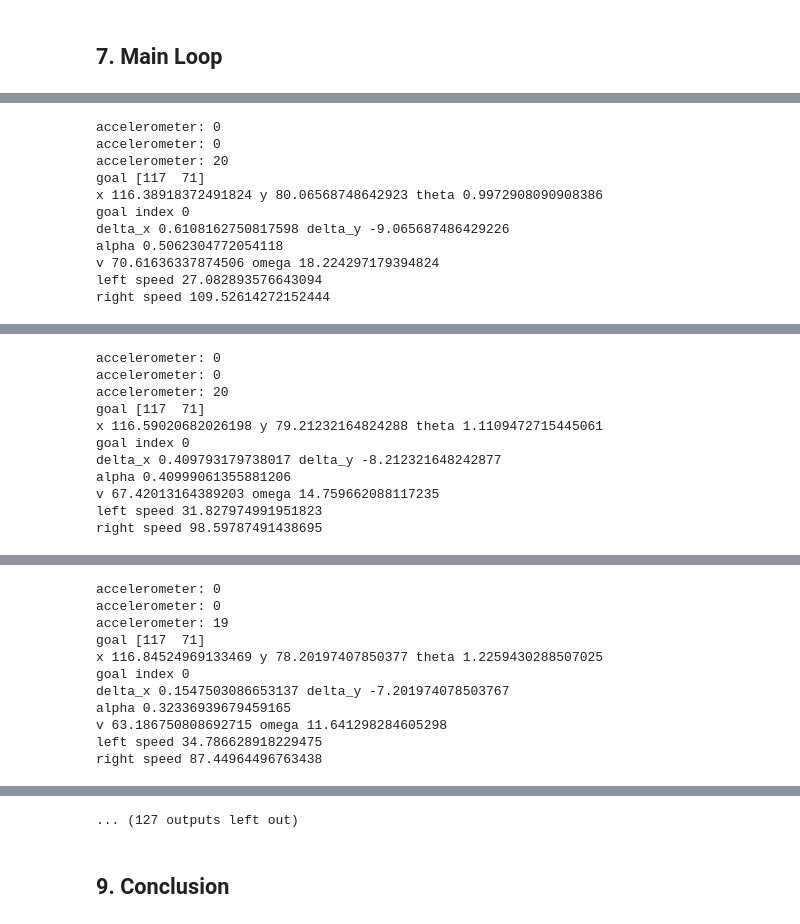
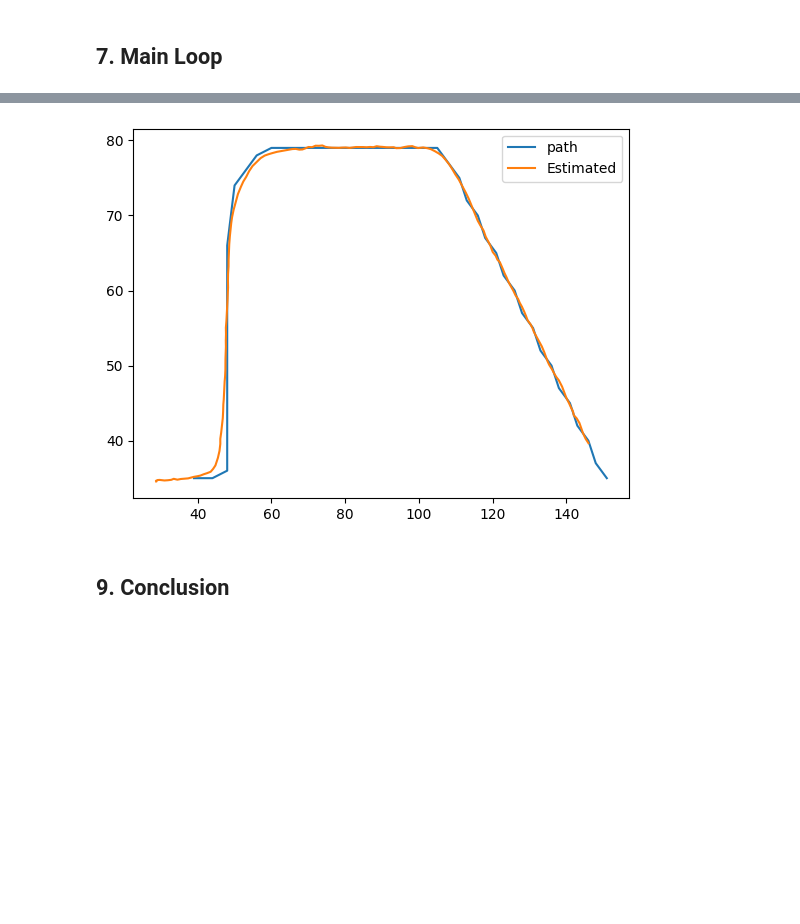
Before and after one commit to alessiodesogus/thytanic-navigation, a Jupyter notebook: group_T25_notebook.ipynb, the cells around one changed output, grey strips where cells are left out. Drawn from its saved outputs; the diff is of its cells as text; code cells hidden in the pictures; blank space fills up the shorter version.

Commit message:
real time visualization working

```diff
--- a/group_T25_notebook.ipynb
+++ b/group_T25_notebook.ipynb
@@ -146,12 +145,12 @@ Reguarding the **kidnapping scenario**, which simulates the thymio being lifted
 # %% [markdown]
 ## 7. Main Loop
 # %%
-#https://stackoverflow.com/questions/14261903/how-can-i-open-the-interactive-matplotlib-window-in-ipython-notebook
-#https://stackoverflow.com/questions/35532498/animation-in-ipython-notebook
-%matplotlib tk
+#https://medium.com/@shahinrostami/jupyter-notebook-and-updating-plots-f1ec4cdc354b
+fig = plt.figure()
+ax = fig.add_subplot(111)
+
 # Main script to establish connection and start movement
 try:
-    fig = 0
     print("Connecting to Thytanic...")
     thytanic.establish_connection()
     print("Connection established!")
@@ -179,7 +178,7 @@ try:
     while True:
         acc = thytanic.read_accelerometer()
         if(acc[2] > 28):
-            print("kidnapping initiated:", acc[2])
+            #print("kidnapping initiated:", acc[2])
             thytanic.set_wheel_speed(0, 0)
             time.sleep(10)
             #Recomputing new position and path
@@ -199,13 +198,13 @@ try:
             path, exploredpoints, unexploredpoints = pathfinder(thymiopos, endpos, preppedimage)
 
             # Set the robot to GLOBAL_MOVEMENT state
-            print("initital_angle:", initital_angle)
+            #print("initital_angle:", initital_angle)
             thytanic.x_est = np.array([thymiopos[1], 0, thymiopos[0], 0,initital_angle,0]) #position, velocity (x,y,angle)
             thytanic.P_est = np.eye(6) # TO TUNE
             thytanic.goal_idx = 0
             thytanic.robot_state = ThytanicState.GLOBAL_MOVEMENT
             #thytanic.set_wheel_speed(100, 100)
-            print("Thytanic state set to GLOBAL_MOVEMENT.")
+            #print("Thytanic state set to GLOBAL_MOVEMENT.")
             x_estimated = []
             ########################
             #new path
@@ -223,21 +222,20 @@ try:
         x_estimated.append(thytanic.x_est)
         #print("x_est", thytanic.x_est)
         thytanic.goal = path[thytanic.goal_idx] # get the (x,y) coordinates of the goal point
-        print("goal", thytanic.goal)
+        #print("goal", thytanic.goal)
         #print("goal_idx", thytanic.goal_idx)
         thytanic.update_robot_state()
 
         # Print the proximity sensor values
         sensor_values = thytanic.read_proximity_sensors()
         #print("Proximity sensor readings -- threshold of 2000 for detection:", sensor_values)
-        if(not fig == 0):
-            fig.clear()
-        fig = plt.figure()
-        plt.plot(np.array(x_estimated)[:,0], np.array(x_estimated)[:,2], label='Estimated')
-        plt.plot(path[:,0], path[:,1], label='path')
+        ax.cla()
+        ax.plot(path[:,0], path[:,1], label='path')
+        ax.plot(np.array(x_estimated)[:,0], np.array(x_estimated)[:,2], label='Estimated')
         # Plot the path
-        plt.legend()
-        plt.show()
+        ax.legend()
+        display(fig)
+        clear_output(wait=True)
         if thytanic.goal_idx >= len(path):
             thytanic.robot_state = ThytanicState.STOP
             thytanic.update_robot_state()
@@ -252,10 +250,5 @@ except KeyboardInterrupt:
 
 finally:
     print("Session ended.")
-    plt.figure()
-    plt.plot(np.array(x_estimated)[:,0], np.array(x_estimated)[:,2], label='Estimated')
-    plt.plot(path[:,0], path[:,1], label='path')
-    # Plot the path
-    plt.legend()
     thytanic.disconnect()
 # %% [output]
@@ -280,11 +256,0 @@ right speed 108.41057587748331
-accelerometer: 0
-accelerometer: 0
-accelerometer: 20
-goal [117  71]
-x 116.38918372491824 y 80.06568748642923 theta 0.9972908090908386
-goal index 0
-delta_x 0.6108162750817598 delta_y -9.065687486429226
-alpha 0.5062304772054118
-v 70.61636337874506 omega 18.224297179394824
-left speed 27.082893576643094
-right speed 109.52614272152444
@@ -293,11 +256,0 @@ right speed 109.52614272152444
-accelerometer: 0
-accelerometer: 0
-accelerometer: 20
-goal [117  71]
-x 116.59020682026198 y 79.21232164824288 theta 1.1109472715445061
-goal index 0
-delta_x 0.409793179738017 delta_y -8.212321648242877
-alpha 0.40999061355881206
-v 67.42013164389203 omega 14.759662088117235
-left speed 31.827974991951823
-right speed 98.59787491438695
@@ -306,11 +256,0 @@ right speed 98.59787491438695
-accelerometer: 0
-accelerometer: 0
-accelerometer: 19
-goal [117  71]
-x 116.84524969133469 y 78.20197407850377 theta 1.2259430288507025
-goal index 0
-delta_x 0.1547503086653137 delta_y -7.201974078503767
-alpha 0.32336939679459165
-v 63.186750808692715 omega 11.641298284605298
-left speed 34.786628918229475
-right speed 87.44964496763438
@@ -319,3 +257,3 @@ right speed 87.44964496763438
-... (127 outputs left out)
+[figure, added]
 # %% [markdown]
 ## 9. Conclusion
```
Also changed, not shown: parts of 4 cells of this notebook, 3 other files.
